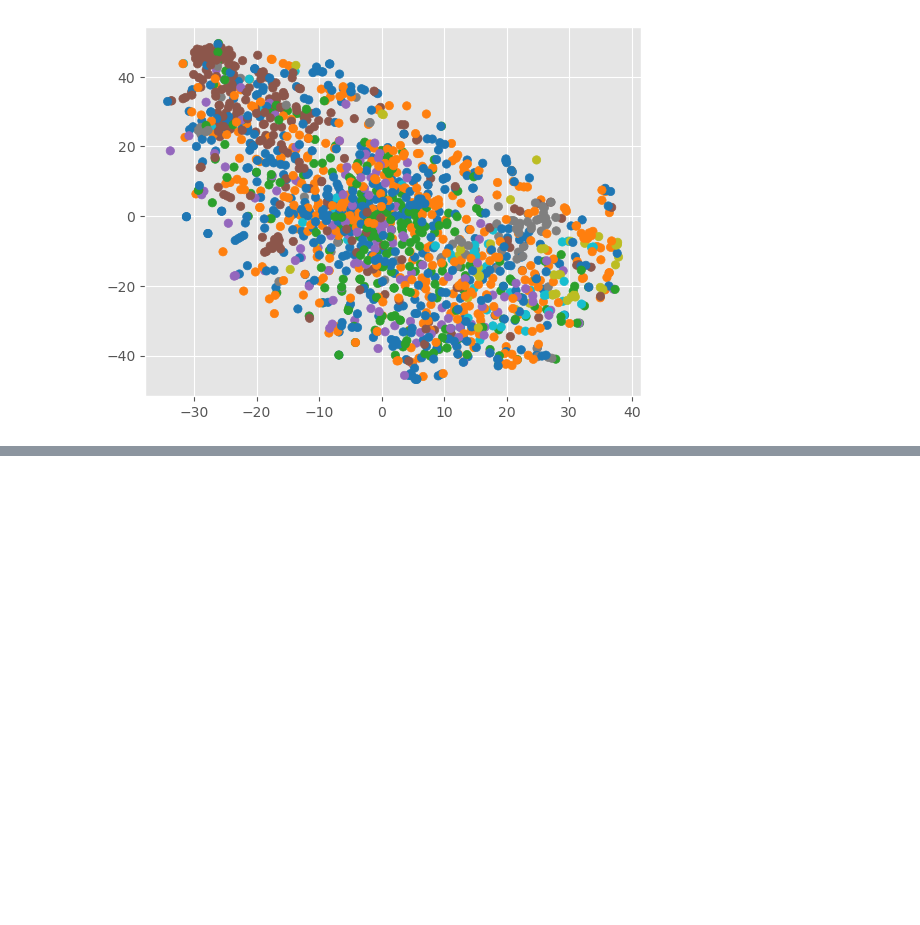
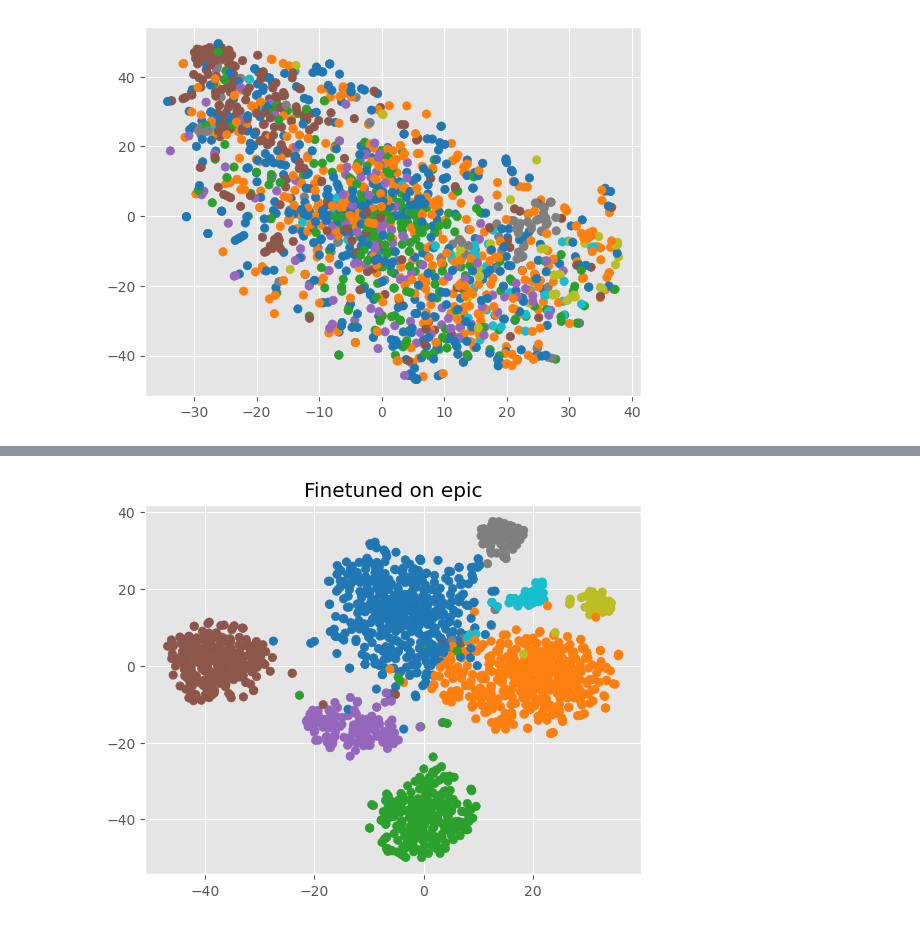
Before and after one commit to gabbiurlaro/aml22-ego, a Jupyter notebook: visualize_feature.ipynb, the cells around one changed output, grey strips where cells are left out. Saved outputs shown, nothing was run; the diff lists cells and outputs as text; code cells hidden in the pictures; blank space fills up the shorter version.

```diff
--- a/visualize_feature.ipynb
+++ b/visualize_feature.ipynb
@@ -52,0 +58,4 @@ visualize_features("Pretrained on kinetics","saved_features/PT_D_16f_5c_D1_train
+# %%
+visualize_features("Finetuned on epic","saved_features/FT_D_16f_5c_D1_train.pkl", "train_val/D1_train.pkl")
+# %% [output]
+[figure, added]
```
Also changed, not shown: parts of 3 cells of this notebook.
